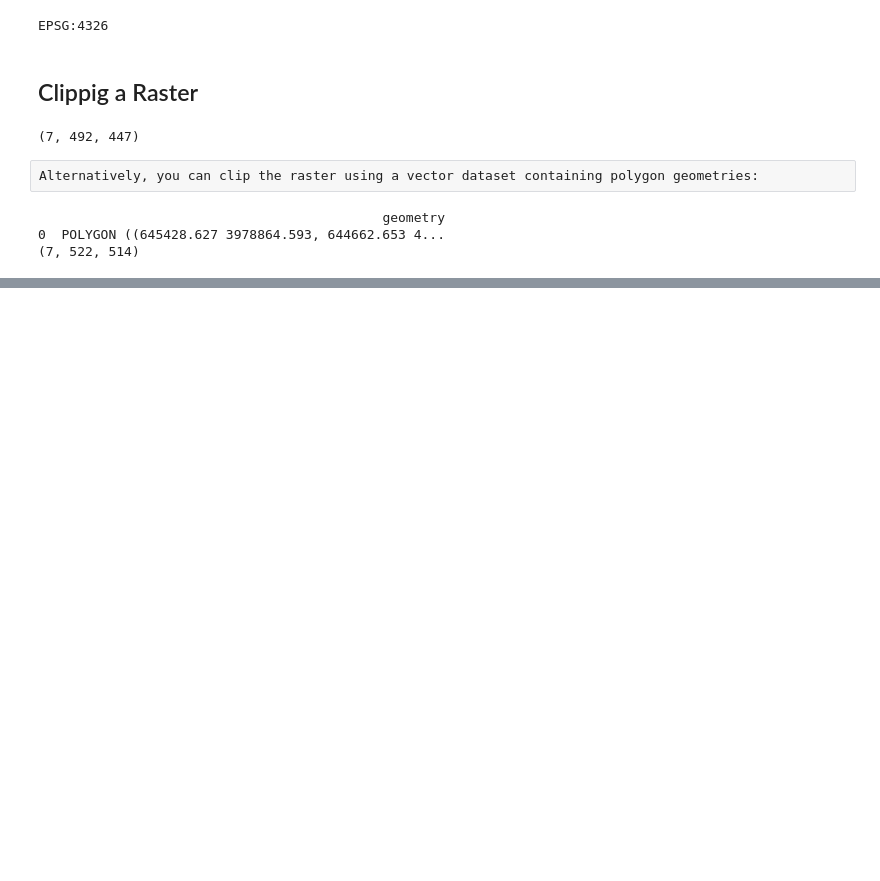
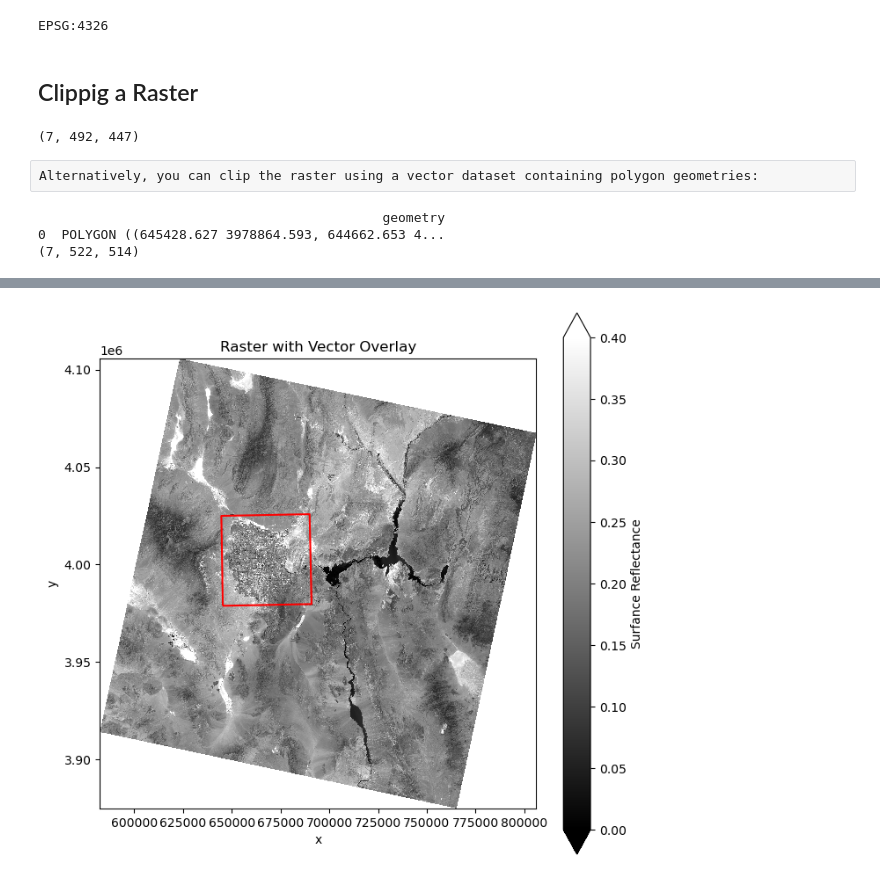
Before and after one commit to code4geoai/geospatial_course, a Jupyter notebook: Rioxarray.ipynb, the cells around one changed output, grey strips where cells are left out. Saved outputs shown, nothing was run; the diff lists cells and outputs as text; code cells hidden in the pictures; blank space fills up the shorter version.

```diff
--- a/Rioxarray.ipynb
+++ b/Rioxarray.ipynb
@@ -151,0 +193,11 @@ print(clipped_data2.shape)
+# %%
+#plot raster with geojson overlay
+
+fig,ax  = plt.subplots(figsize=(8,8))
+data.attrs['long_name'] = "Surfance Reflectance"
+data.sel(band =4 ).plot.imshow(ax=ax,vmin=0, vmax=0.4,cmap='grey')
+bounds.boundary.plot(ax=ax, color = 'red')
+plt.title ('Raster with Vector Overlay')
+plt.show()
+# %% [output]
+[figure, added]
```
Also changed, not shown: parts of 6 cells of this notebook.
